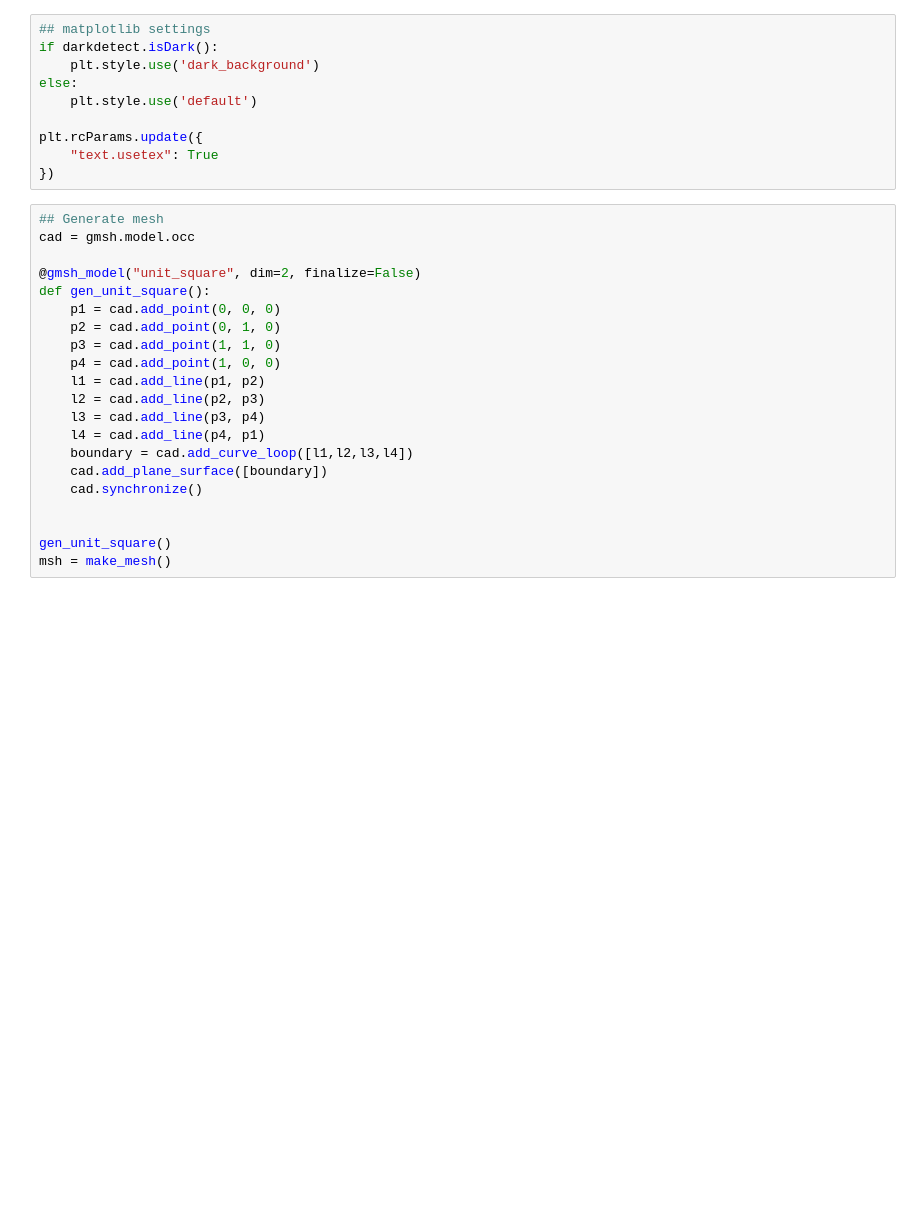
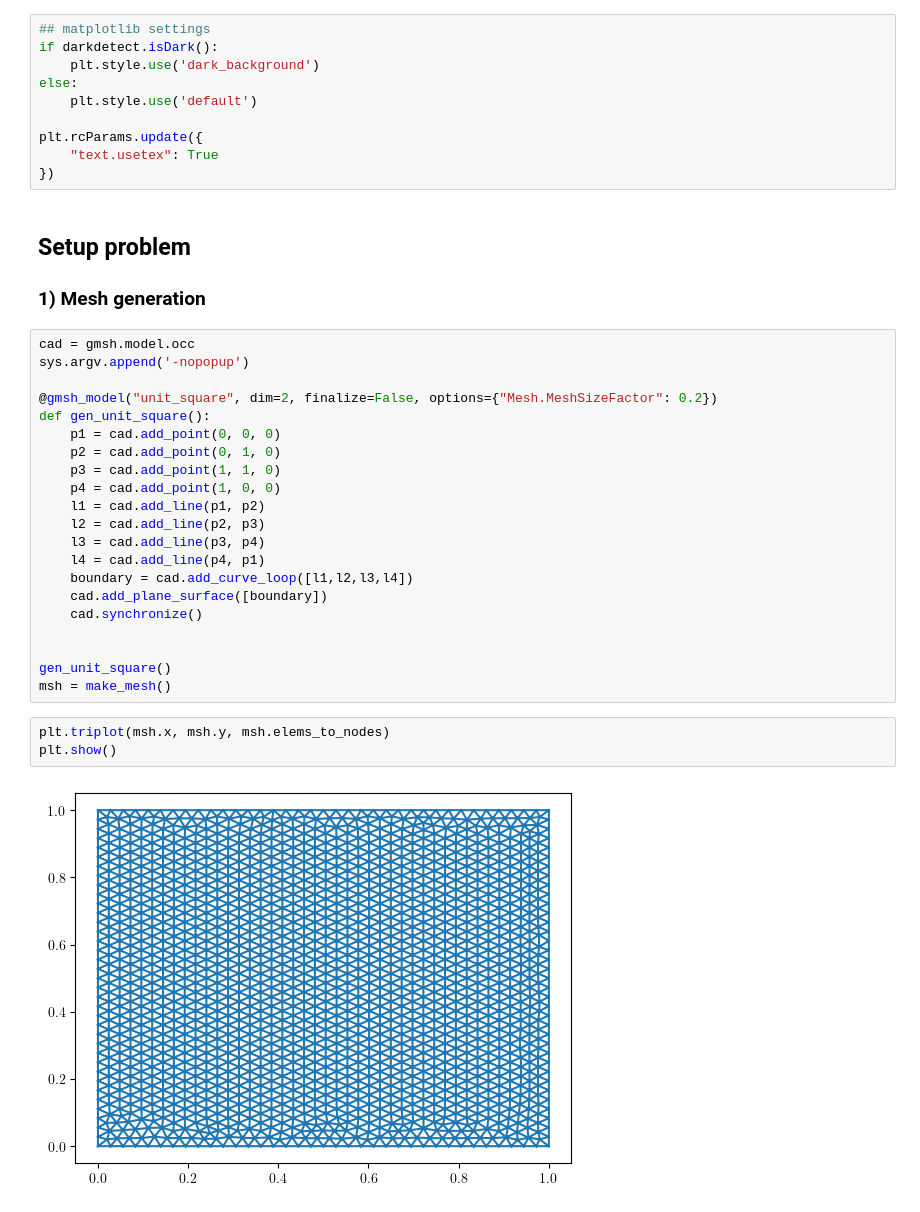
Before and after one commit to Devoev/cem, a Jupyter notebook: point_charge.ipynb, the cells around one changed output. Saved outputs shown, nothing was run; the diff lists cells and outputs as text; blank space fills up the shorter version.

Commit message:
add plot_pot.py add x and y properties to mesh_2d.py update point_charge.ipynb

```diff
--- a/point_charge.ipynb
+++ b/point_charge.ipynb
@@ -27,11 +29,14 @@ else:
 plt.rcParams.update({
     "text.usetex": True
 })
+# %% [markdown]
+## Setup problem
+### 1) Mesh generation
 # %%
-## Generate mesh
 cad = gmsh.model.occ
+sys.argv.append('-nopopup')
 
-@gmsh_model("unit_square", dim=2, finalize=False)
+@gmsh_model("unit_square", dim=2, finalize=False, options={"Mesh.MeshSizeFactor": 0.2})
 def gen_unit_square():
     p1 = cad.add_point(0, 0, 0)
     p2 = cad.add_point(0, 1, 0)
@@ -48,3 +53,8 @@ def gen_unit_square():
 
 gen_unit_square()
 msh = make_mesh()
+# %%
+plt.triplot(msh.x, msh.y, msh.elems_to_nodes)
+plt.show()
+# %% [output]
+[figure, added]
```
Also changed, not shown: parts of 8 cells of this notebook, 3 other files.
